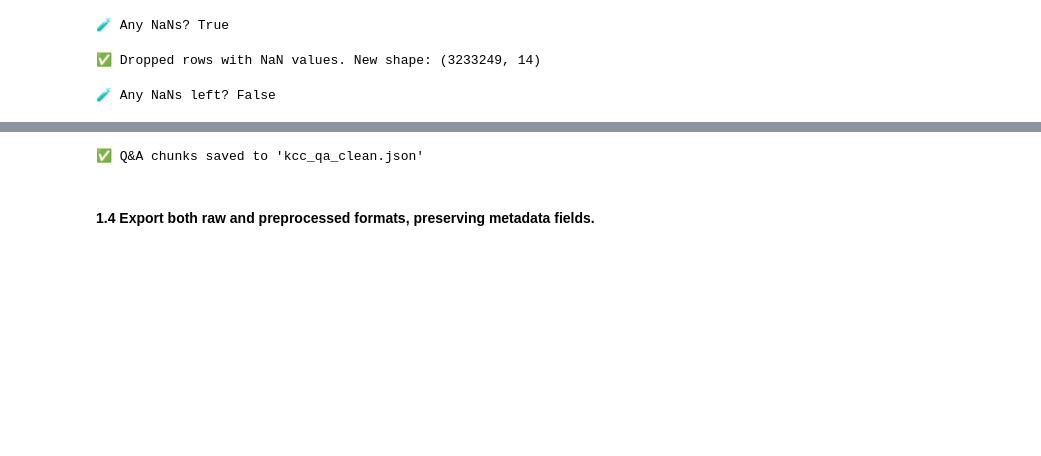
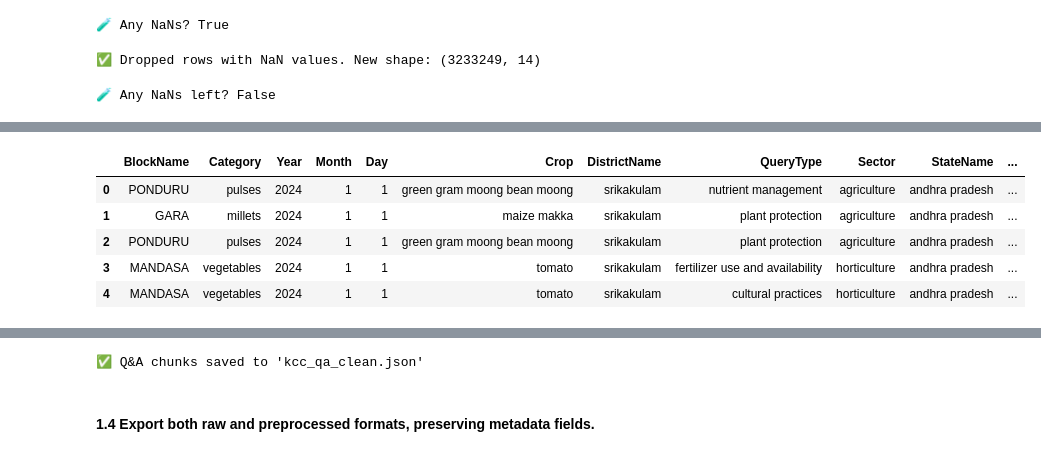
Before and after one commit to Gireesh-Guntupalli/GireeshGuntupalli_KCCQueryAssistant., a Jupyter notebook: research.ipynb, the cells around one changed output, grey strips where cells are left out. Saved outputs shown, nothing was run; the diff lists cells and outputs as text; code cells hidden in the pictures; blank space fills up the shorter version.

```diff
--- a/research.ipynb
+++ b/research.ipynb
@@ -152,3 +152,12 @@ df['KccAns'] = df['KccAns'].apply(clean_text)
 #  normalize categorical fields (strip & lowercase)
 for col in ['Crop', 'DistrictName', 'Category', 'QueryType', 'Sector', 'StateName']:
     df[col] = df[col].astype(str).str.lower().str.strip()
+# %%
+df.head()
+# %% [output]
+|  | BlockName | Category | Year | Month | Day | Crop | DistrictName | QueryType | Sector | StateName | ... |
+| 0 | PONDURU | pulses | 2024 | 1 | 1 | green gram moong bean moong | srikakulam | nutrient management | agriculture | andhra pradesh | ... |
+| 1 | GARA | millets | 2024 | 1 | 1 | maize makka | srikakulam | plant protection | agriculture | andhra pradesh | ... |
+| 2 | PONDURU | pulses | 2024 | 1 | 1 | green gram moong bean moong | srikakulam | plant protection | agriculture | andhra pradesh | ... |
+| 3 | MANDASA | vegetables | 2024 | 1 | 1 | tomato | srikakulam | fertilizer use and availability | horticulture | andhra pradesh | ... |
+| 4 | MANDASA | vegetables | 2024 | 1 | 1 | tomato | srikakulam | cultural practices | horticulture | andhra pradesh | ... |
```
Also changed, not shown: parts of 27 cells of this notebook, 19 other files.
